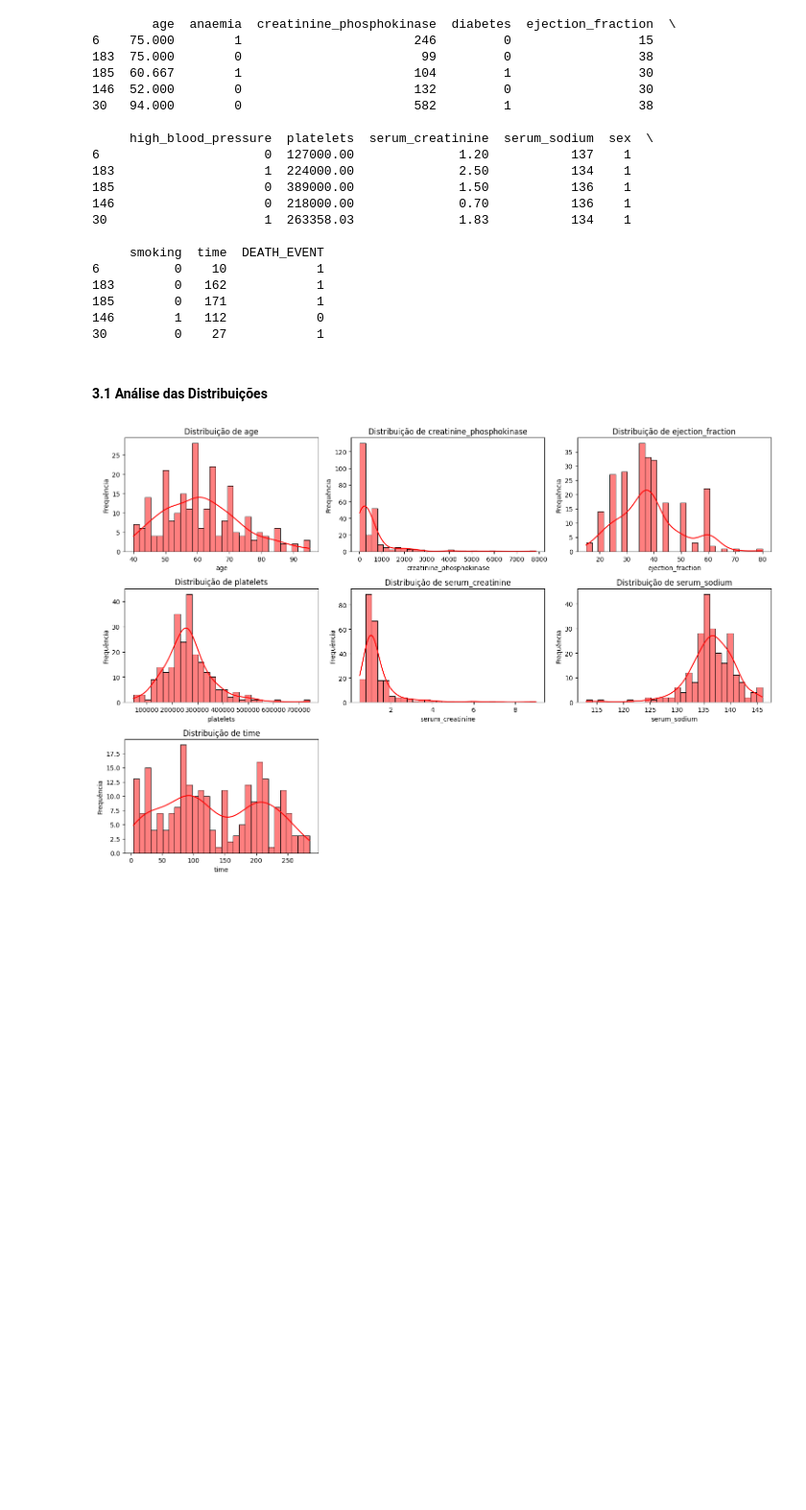
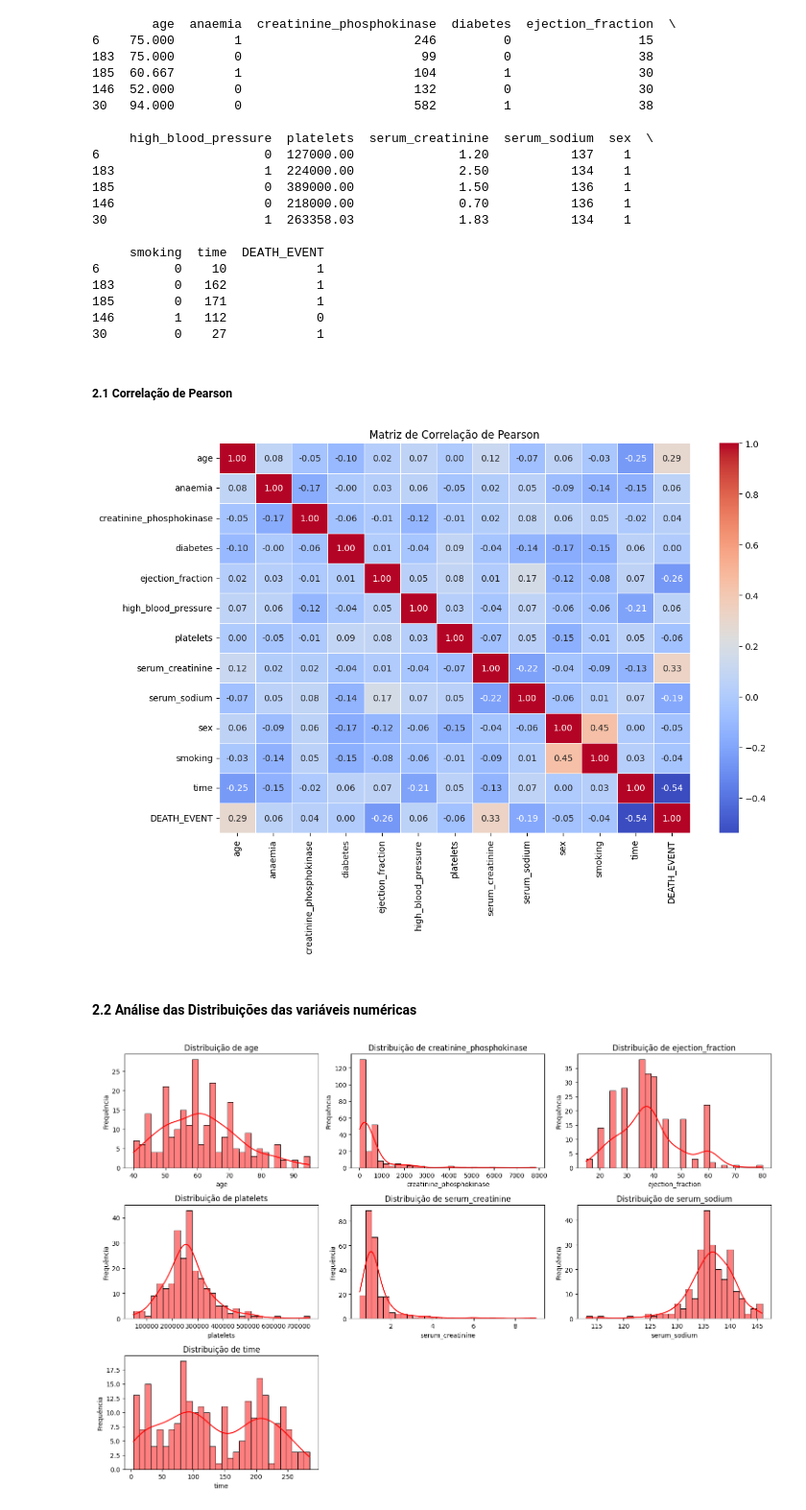
Before and after one commit to BrunoMorimoto/Modelos-de-Classificacao, a Jupyter notebook: src/modelo.ipynb, the cells around one changed output. Shown at 96% size. Drawn from its saved outputs; the diff is of its cells as text; code cells hidden in the pictures; blank space fills up the shorter version.

```diff
--- a/src/modelo.ipynb
+++ b/src/modelo.ipynb
@@ -115,8 +124,21 @@ print(train_data.head())
 185        0   171            1
 146        1   112            0
 30         0    27            1
+# %% [markdown]
+##### 2.1 Correlação de Pearson
+# %%
+# Calcular a correlação de Spearman
+cp = train_data.corr(method='pearson')
+
+# Plotar a matriz de correlação
+plt.figure(figsize=(12, 8))
+sns.heatmap(cp, annot=True, cmap='coolwarm', fmt='.2f', linewidths=0.5)
+plt.title('Matriz de Correlação de Pearson')
+plt.show()
+# %% [output]
+[figure, added]
 # %% [markdown]
-#### 3.1 Análise das Distribuições
+#### 2.2 Análise das Distribuições das variáveis numéricas
 # %%
 # Resumo estatístico das variáveis
 distribution = ['age','creatinine_phosphokinase','ejection_fraction','platelets','serum_creatinine','serum_sodium','time']
```
Also changed, not shown: parts of 36 cells of this notebook.
